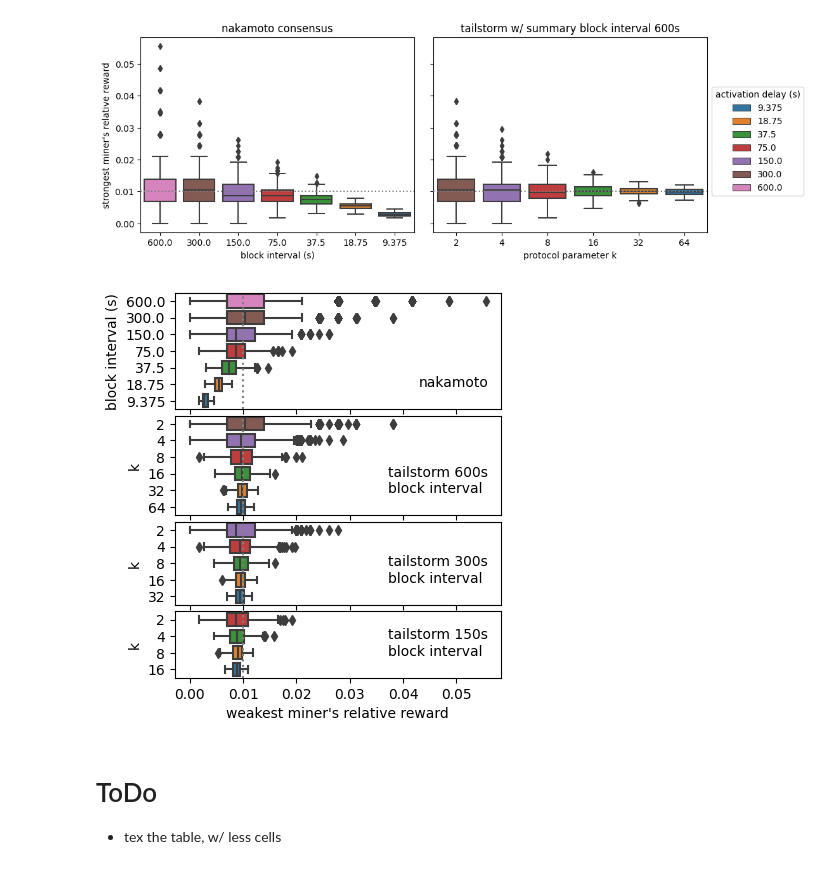
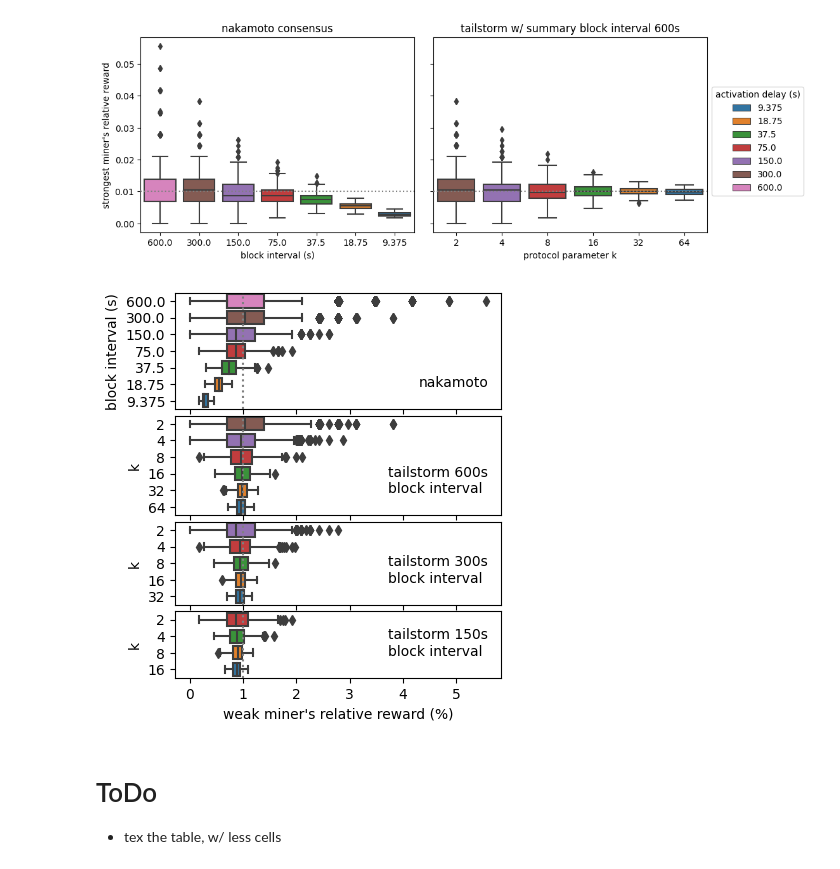
Before and after one commit to pkel/cpr, a Jupyter notebook: experiments/graphml_runner/honest-net-inequality-condensed.ipynb, the cells around one changed output. Saved outputs shown, nothing was run; the diff lists cells and outputs as text; code cells hidden in the pictures.

```diff
--- a/experiments/graphml_runner/honest-net-inequality-condensed.ipynb
+++ b/experiments/graphml_runner/honest-net-inequality-condensed.ipynb
@@ -466,11 +466,11 @@ plt.show()
 # %%
 metric = "weakest_relrew"
 ref = np.min
-label = "weakest miner's relative reward"
+label = "weak miner's relative reward (%)"
 
 # metric = "strongest_relrew"
 # ref = np.max
-# label = "strongest miner's relative reward"
+# label = "strong miner's relative reward (%)"
 
 # metric = 'gini_relrew'
 # ref = gini
@@ -510,7 +510,7 @@ g = sns.boxplot(
 g.axvline(x=ref(compute), color="gray", ls="dotted", zorder=3)
 g.set(
     ylabel="k",
-    xlabel=label,
+    xlabel="",
     title="",
 )
 
@@ -528,7 +528,7 @@ g = sns.boxplot(
 g.axvline(x=ref(compute), color="gray", ls="dotted", zorder=3)
 g.set(
     ylabel="k",
-    xlabel=label,
+    xlabel="",
     title="",
 )
 
@@ -544,34 +544,36 @@ g = sns.boxplot(
     dodge=False,
 )
 g.axvline(x=ref(compute), color="gray", ls="dotted", zorder=3)
 g.set(
     ylabel="k",
     xlabel=label,
     title="",
 )
 
 handles, labels = ax1.get_legend_handles_labels()
 ax1.legend([], [], title="nakamoto", frameon=False)
 ax2.legend(
     [], [], title="tailstorm 600s\nblock interval", frameon=False, loc="lower right"
 )
 ax3.legend(
     [], [], title="tailstorm 300s\nblock interval", frameon=False, loc="lower right"
 )
 ax4.legend(
     [], [], title="tailstorm 150s\nblock interval", frameon=False, loc="lower right"
 )
 # fig.legend(handles, labels, loc="lower left", title="activation delay (s)", ncols=4)
 # fig.subplots_adjust(bottom=0.22, hspace=0.07, wspace=0, left=0)
 fig.subplots_adjust(hspace=0.07, wspace=0, left=0)
 
+ax4.xaxis.set_major_formatter(lambda x, p: f"{x * 100:.0g}")
+
 plt.show()
 
 fig.savefig(
     "inequality.png", dpi=600, bbox_inches="tight", transparent=True, pad_inches=0
 )
 # %% [output]
-[figure, old version]
+[figure, new version]
 # %% [markdown]
 # ToDo
 
```
Also changed, not shown: parts of 2 cells of this notebook.
